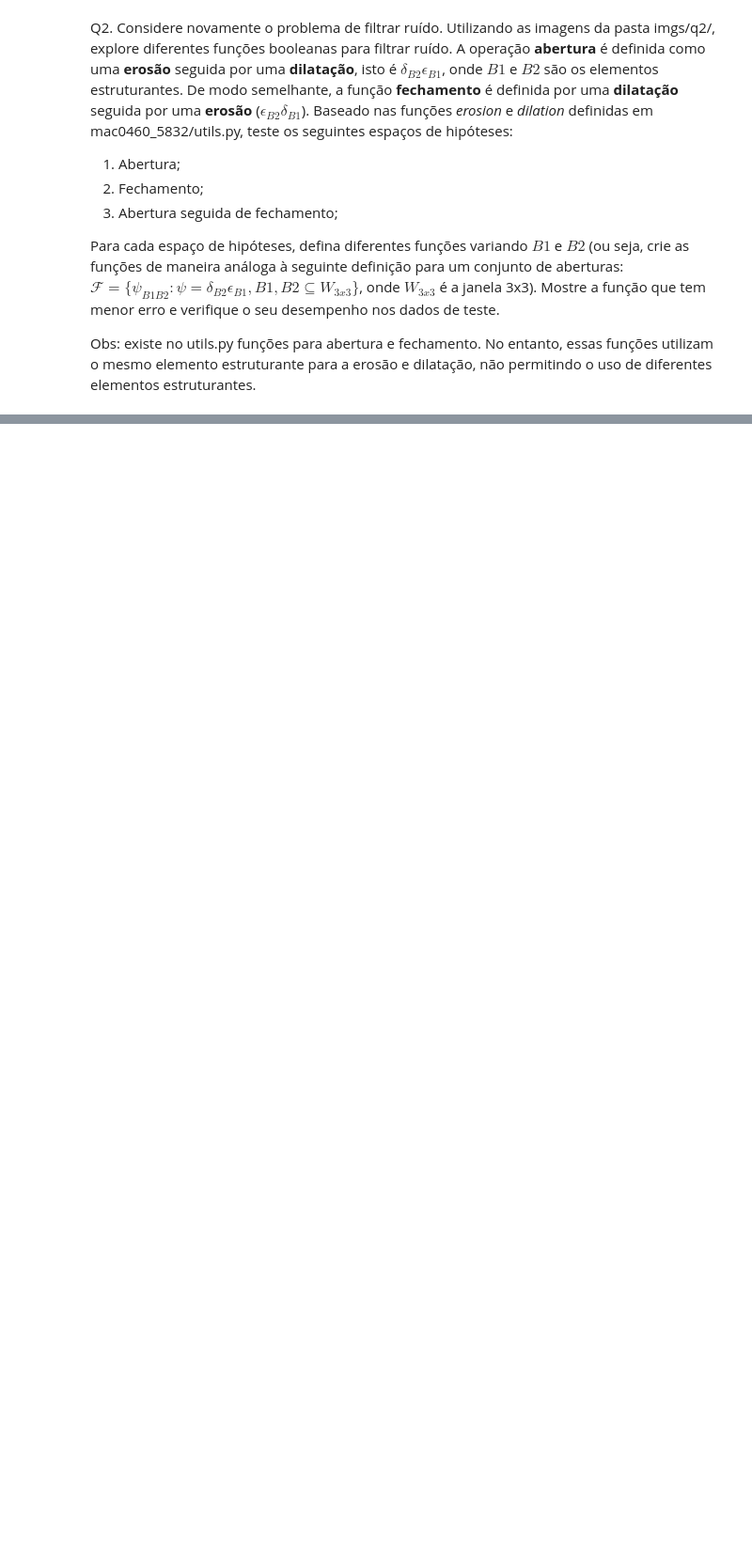
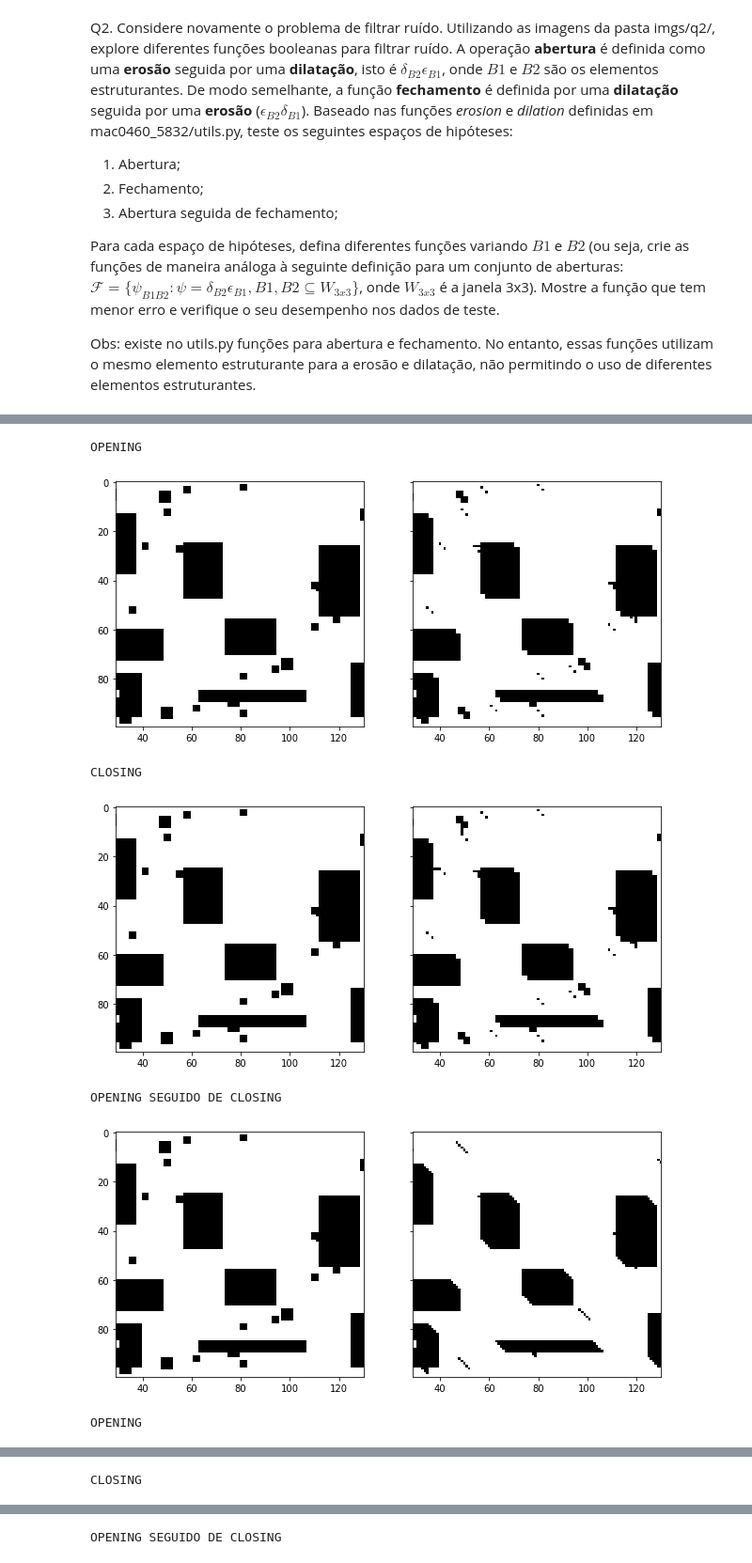
Before and after one commit to Larissa13/Mac0460-ML, a Jupyter notebook: ep2/ep2.ipynb, the cells around one changed output, grey strips where cells are left out. Shown: that part at 94% size. Drawn from its saved outputs; the diff is of its cells as text; code cells hidden in the pictures; blank space fills up the shorter version.

```diff
--- a/ep2/ep2.ipynb
+++ b/ep2/ep2.ipynb
@@ -380,0 +370,32 @@ OPENING SEGUIDO DE CLOSING
+# %%
+for b1 in itertools.product([0, 1], repeat=9):
+    b1 = np.reshape(b1, (3, 3)).astype('bool')
+    for b2 in itertools.product([0, 1], repeat=9):
+        b2 = np.reshape(b2, (3, 3)).astype('bool')
+        errorO = 0.0
+        errorC = 0.0
+        errorOC = 0.0
+        for k in range(len(in_images2)):
+            res_imageo = my_opening(in_images2[k], b1, b2)
+            res_imagec = my_closing(in_images2[k], b1, b2)
+            res_imageoc = my_closing(res_imageo, b2, b1)
+            errorO += calculate_error(res_imageo, out_image2)
+            errorC += calculate_error(res_imagec, out_image2)
+            errorOC += calculate_error(res_imageoc, out_image2)
+        if (errorO < min_errO):
+            min_errO = errorO
+            chosen_O = (b1, b2)
+        if (errorC < min_errC):
+            min_errC = errorC
+            chosen_C = (b1, b2)
+        if(errorOC < min_errOC):
+            min_errOC = errorOC
+            chosen_OC = (b1, b2)
+# %% [output]
+OPENING
+[figure, added]
+CLOSING
+[figure, added]
+OPENING SEGUIDO DE CLOSING
+[figure, added]
+OPENING
@@ -380,0 +403 @@ OPENING SEGUIDO DE CLOSING
+CLOSING
@@ -380,0 +405 @@ OPENING SEGUIDO DE CLOSING
+OPENING SEGUIDO DE CLOSING
```
Also changed, not shown: parts of 19 cells of this notebook, 1 other file.
